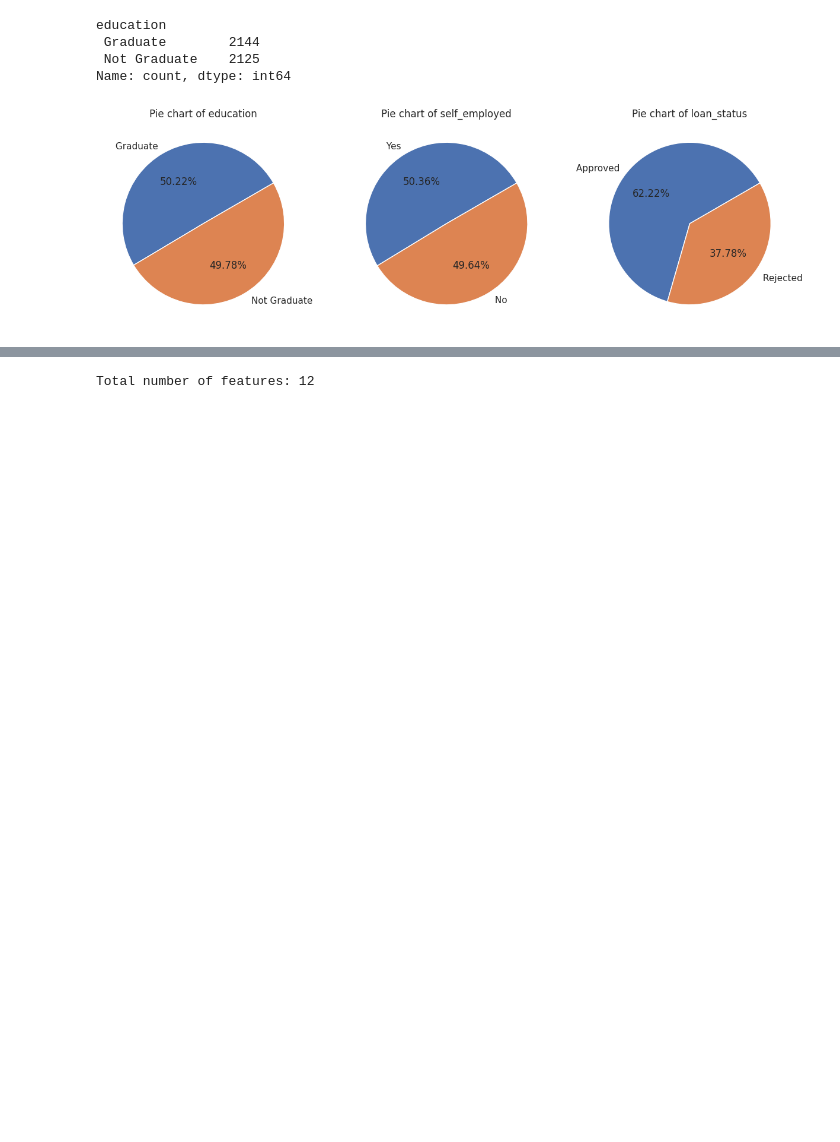
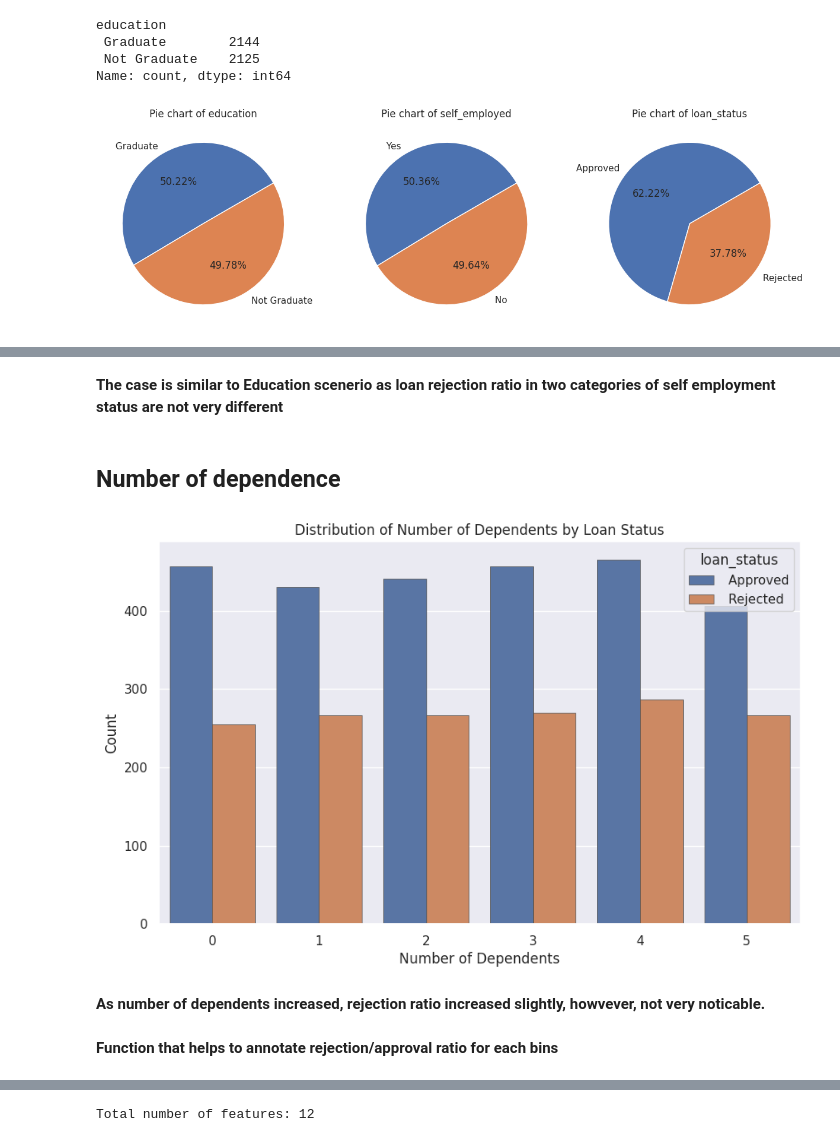
Before and after one commit to conga00/loan_approval, a Jupyter notebook: Notebooks/1.0 Preprocessing and exploring.ipynb, the cells around one changed output, grey strips where cells are left out. Cells and saved outputs as stored; diff of their text form; code cells hidden in the pictures; blank space fills up the shorter version.

```diff
--- a/Notebooks/1.0 Preprocessing and exploring.ipynb
+++ b/Notebooks/1.0 Preprocessing and exploring.ipynb
@@ -253,0 +291,18 @@ plt.show()
+# %% [markdown]
+**The case is similar to Education scenerio as loan rejection ratio in two categories of self employment status are not very different**
+# %% [markdown]
+## Number of dependence
+# %%
+plt.figure(figsize=(10, 6))
+sns.countplot(x='no_of_dependents', data=eda_df, hue='loan_status', edgecolor=".3", linewidth=.5)
+
+plt.title('Distribution of Number of Dependents by Loan Status')
+plt.xlabel('Number of Dependents')
+plt.ylabel('Count')
+plt.show()
+# %% [output]
+[figure, added]
+# %% [markdown]
+**As number of dependents increased, rejection ratio increased slightly, howvever, not very noticable.**
+# %% [markdown]
+**Function that helps to annotate rejection/approval ratio for each bins**
```
Also changed, not shown: parts of 35 cells of this notebook, 1 other file.
